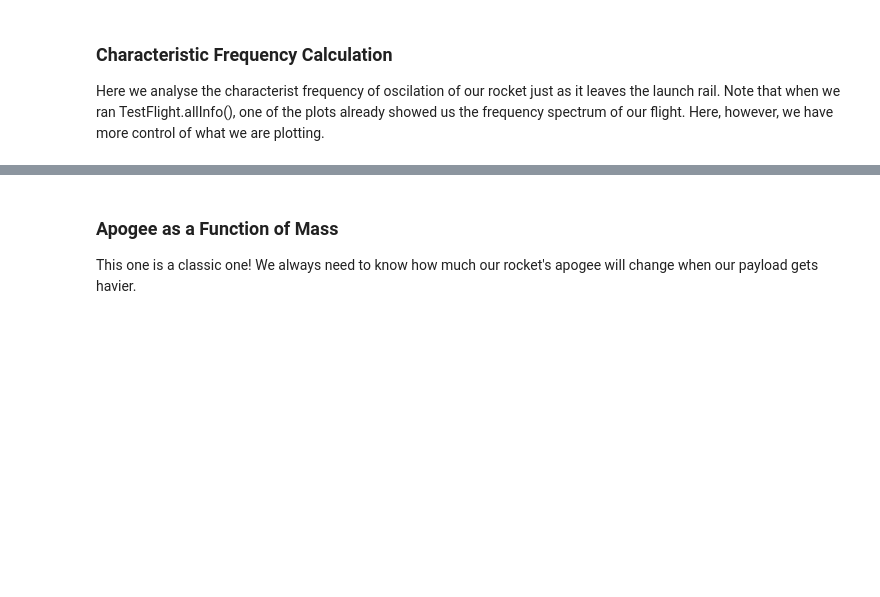
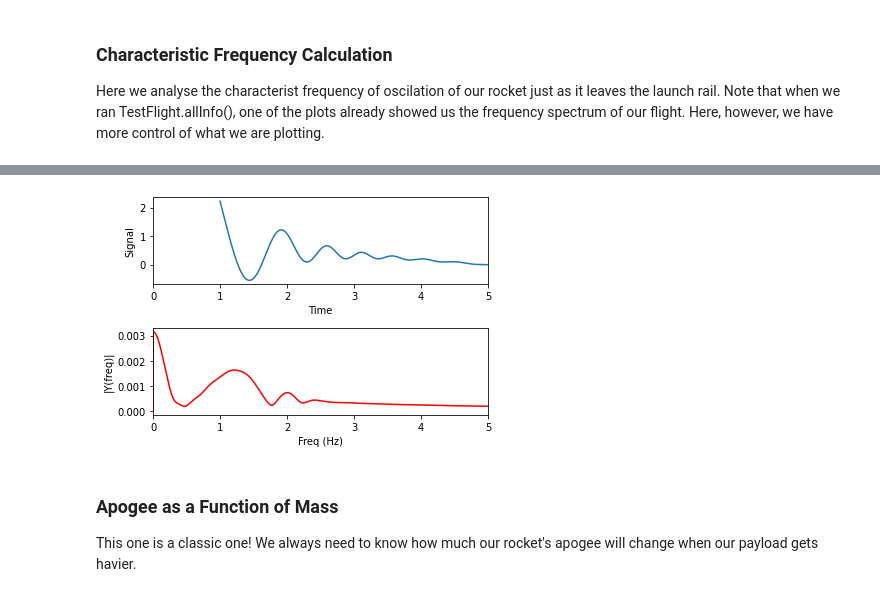
Before and after one commit to FranzYuri/Hackathon, a Jupyter notebook: getting_started.ipynb, the cells around one changed output, grey strips where cells are left out. Drawn from its saved outputs; the diff is of its cells as text; code cells hidden in the pictures; blank space fills up the shorter version.

```diff
--- a/getting_started.ipynb
+++ b/getting_started.ipynb
@@ -276,7 +285,7 @@ Env.setAtmosphericModel(type='CostumAtmosphere', wind_v=-5)
 
 # Prepare Motor
 Pro75M1670 = SolidMotor(
-    thrustSource="../../data/motors/Cesaroni_M1670.eng",
+    thrustSource="data/motors/Cesaroni_M1670.eng",
     burnOut=3.9,
     grainNumber=5,
     grainSeparation=5/1000,
@@ -298,8 +307,8 @@ Calisto = Rocket(
     inertiaZ=0.0351,
     distanceRocketNozzle=-1.255,
     distanceRocketPropellant=-0.85704,
-    powerOffDrag='../../data/calisto/powerOffDragCurve.csv',
-    powerOnDrag='../../data/calisto/powerOnDragCurve.csv'
+    powerOffDrag='data/calisto/powerOffDragCurve.csv',
+    powerOnDrag='data/calisto/powerOnDragCurve.csv'
 )
 
 Calisto.setRailButtons([0.2, -0.5])
@@ -342,3 +349,4 @@ plt.show()
+[figure, added]
 # %% [markdown]
 ### Apogee as a Function of Mass
 
```
Also changed, not shown: parts of 10 cells of this notebook.
